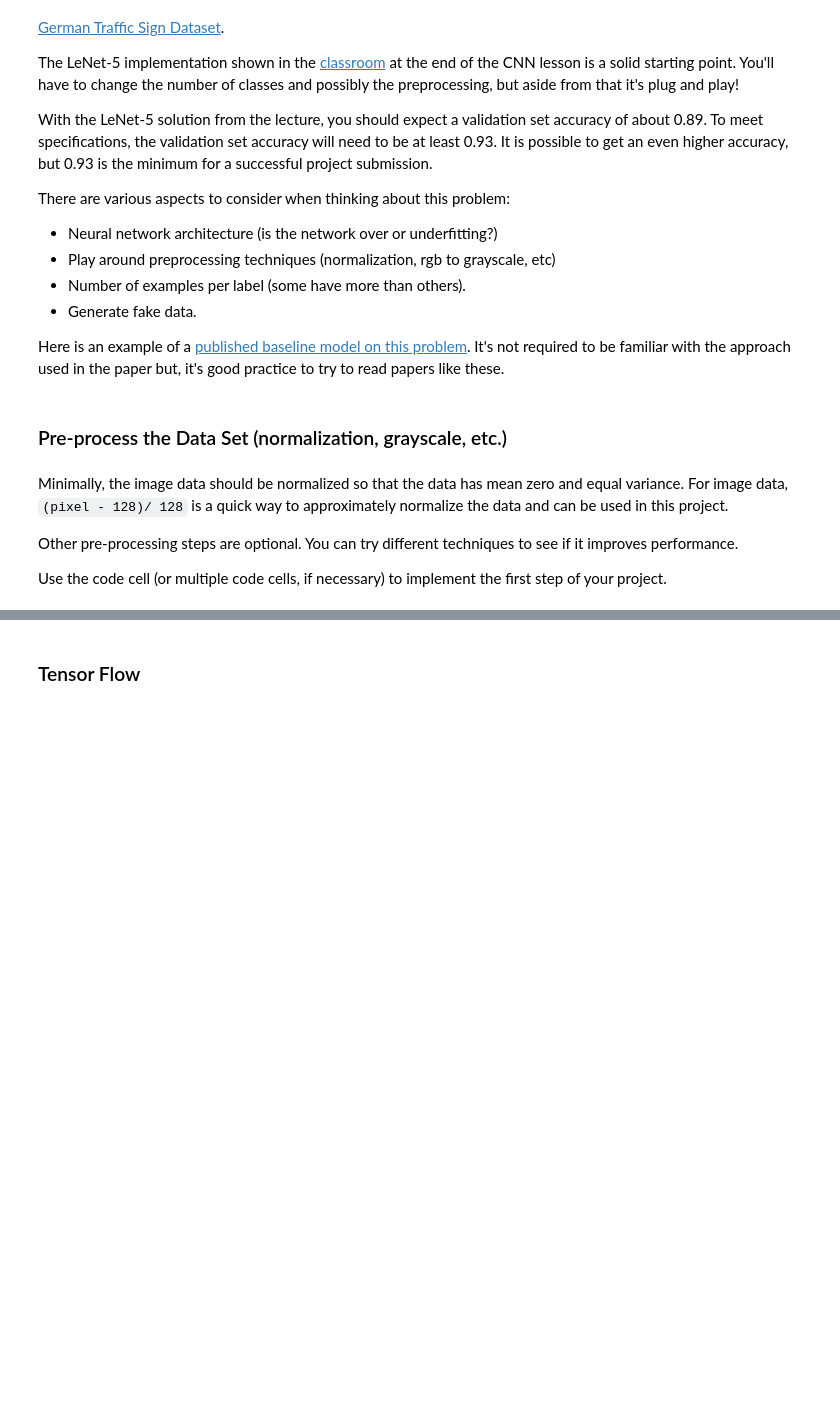
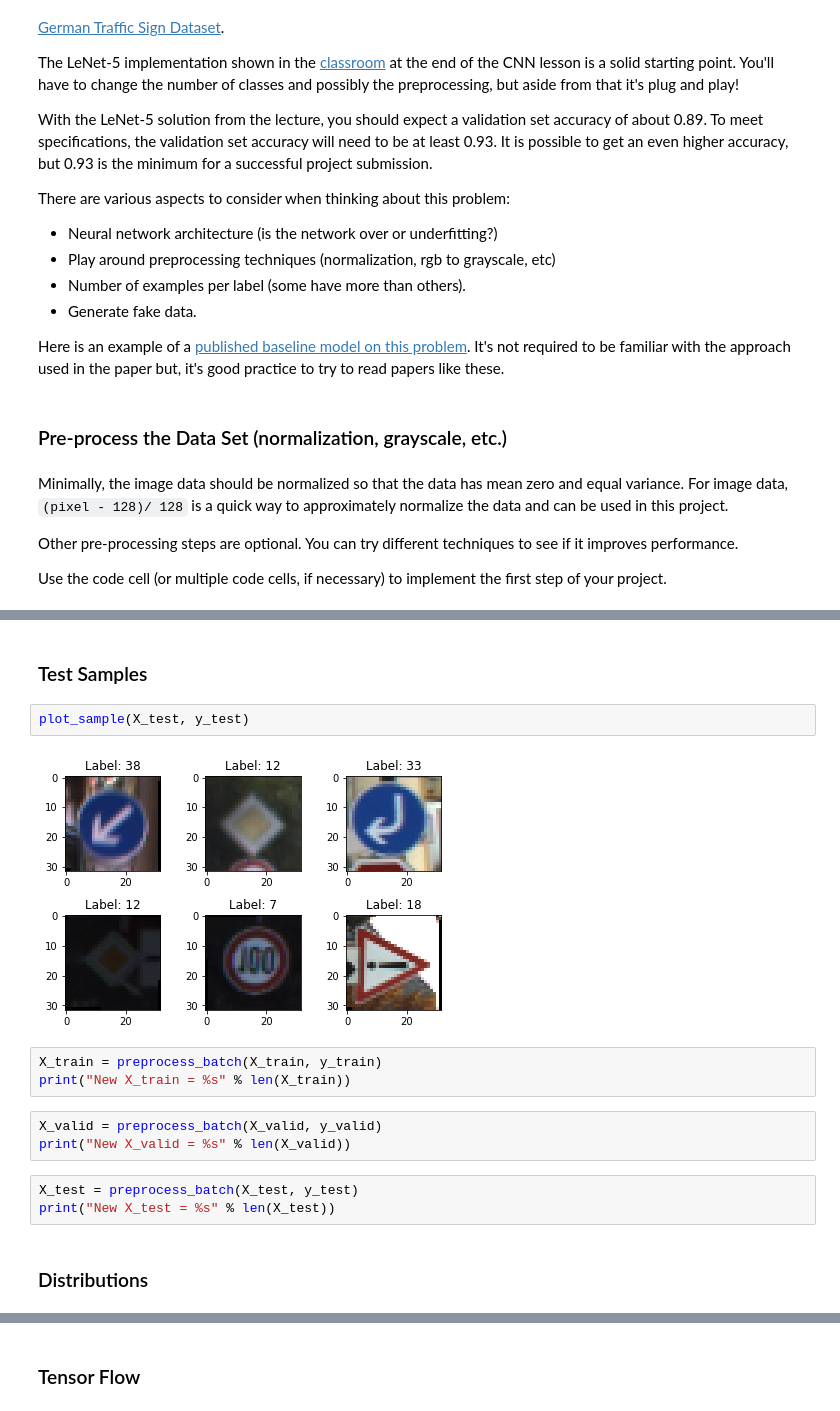
Before and after one commit to Lybron/CarND-T1P2, a Jupyter notebook: Traffic_Sign_Classifier.ipynb, the cells around one changed output, grey strips where cells are left out. Drawn from its saved outputs; the diff is of its cells as text; blank space fills up the shorter version.

```diff
--- a/Traffic_Sign_Classifier.ipynb
+++ b/Traffic_Sign_Classifier.ipynb
@@ -142,0 +223,17 @@ X_train, y_train = shuffle(X_train, y_train)
+# %% [markdown]
+### Test Samples
+# %%
+plot_sample(X_test, y_test)
+# %% [output]
+[figure, added]
+# %%
+X_train = preprocess_batch(X_train, y_train)
+print("New X_train = %s" % len(X_train))
+# %%
+X_valid = preprocess_batch(X_valid, y_valid)
+print("New X_valid = %s" % len(X_valid))
+# %%
+X_test = preprocess_batch(X_test, y_test)
+print("New X_test = %s" % len(X_test))
+# %% [markdown]
+### Distributions
```
Also changed, not shown: parts of 37 cells of this notebook, 7 other files.
